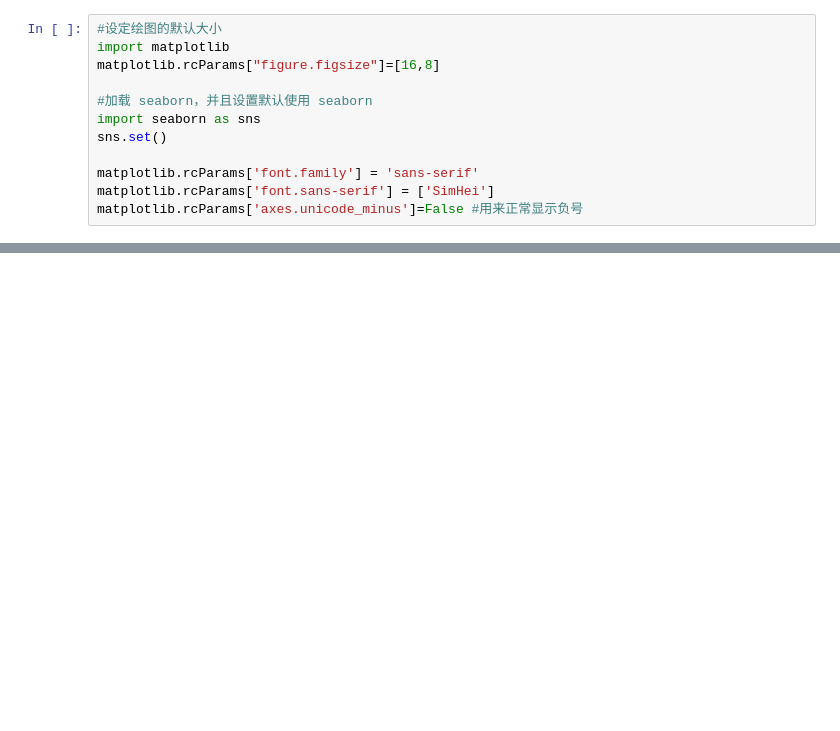
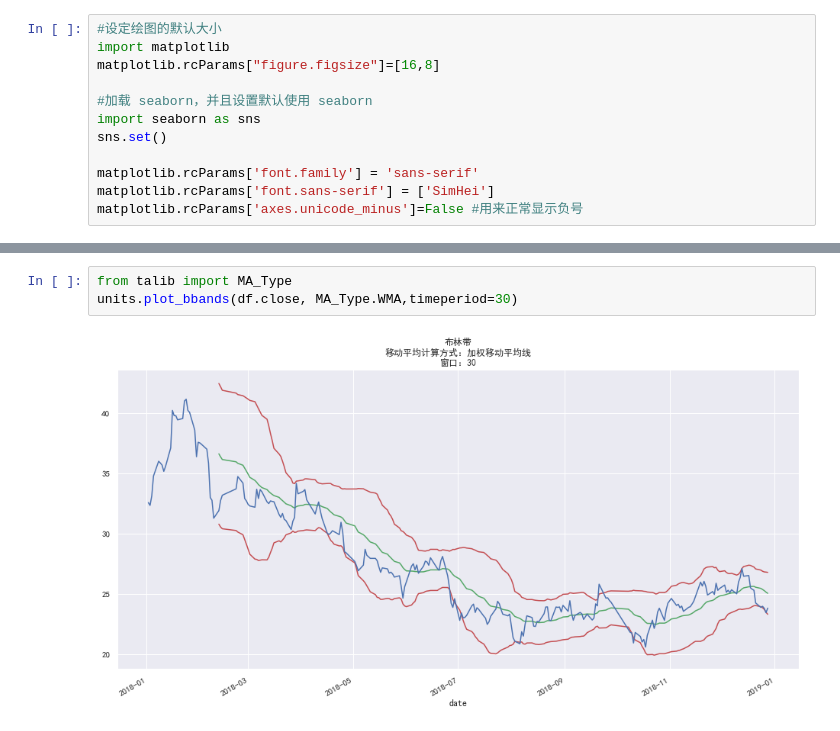
Before and after one commit to GuQiangJS/finance_ai_py, a Jupyter notebook: example/布林带.ipynb, the cells around one changed output, grey strips where cells are left out. Saved outputs shown, nothing was run; the diff lists cells and outputs as text; blank space fills up the shorter version.

```diff
--- a/example/布林带.ipynb
+++ b/example/布林带.ipynb
@@ -37,0 +33,5 @@ bbands_plot(df['close'])
+# %%
+from talib import MA_Type
+units.plot_bbands(df.close, MA_Type.WMA,timeperiod=30)
+# %% [output]
+[figure, added]
```
Also changed, not shown: parts of 7 cells of this notebook, 4 other files.
